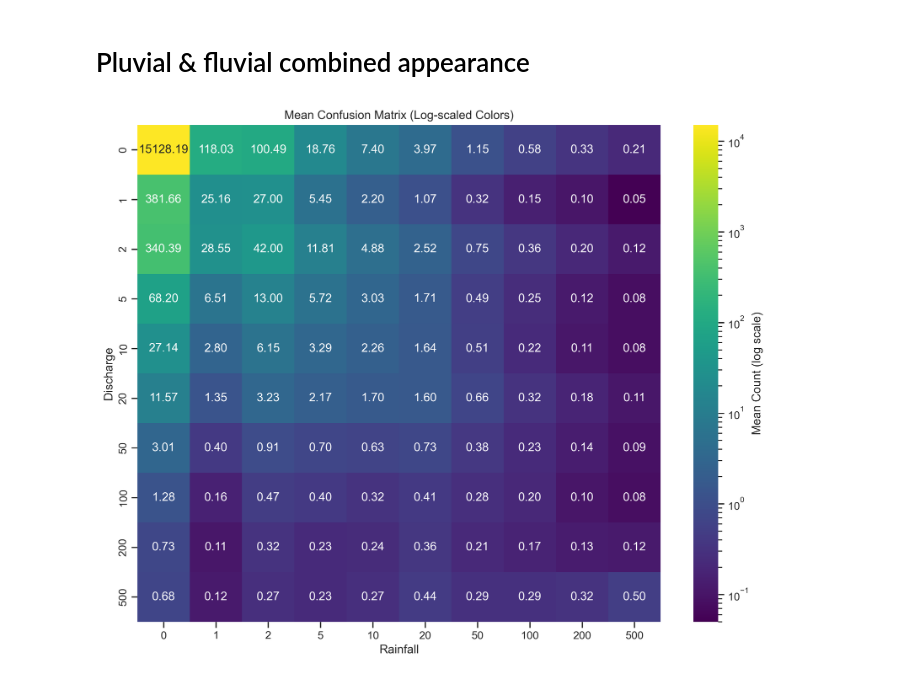
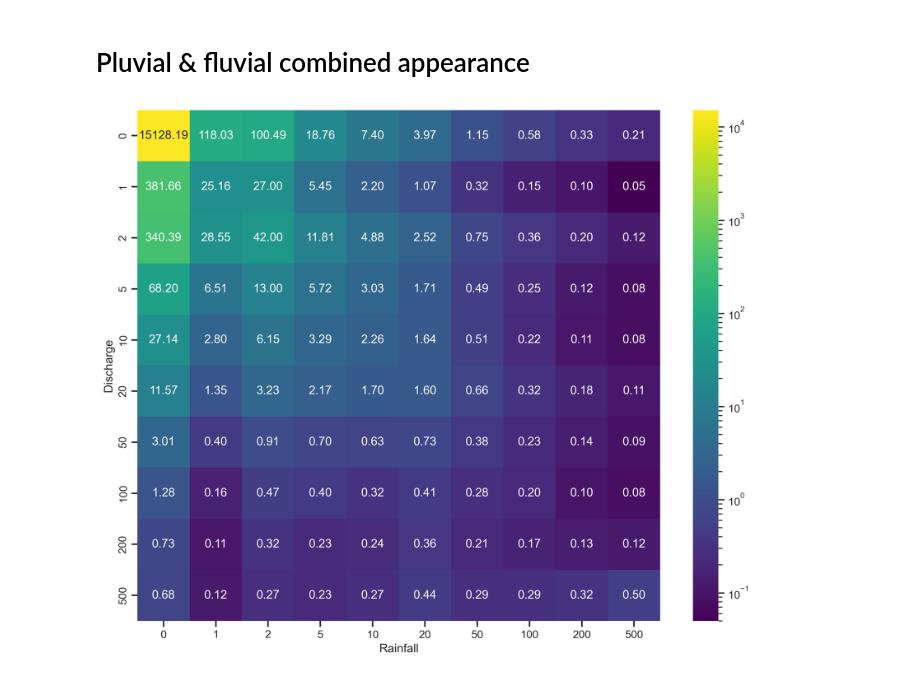
Before and after one commit to jesuslovesyiyi/Global-road-network-resilience, a Jupyter notebook: analysis/04_Visualization.ipynb, the cells around one changed output. Drawn from its saved outputs; the diff is of its cells as text; code cells hidden in the pictures.

```diff
--- a/analysis/04_Visualization.ipynb
+++ b/analysis/04_Visualization.ipynb
@@ -649,35 +649,35 @@ bins = [0, 1, 2, 5, 10, 20, 50, 100, 200, 500]
 
 cm = np.array([
     [15128.19, 118.03, 100.49, 18.76,  7.40,  3.97, 1.15, 0.58, 0.33, 0.21],
     [  381.66,  25.16,  27.00,  5.45,  2.20,  1.07, 0.32, 0.15, 0.10, 0.05],
     [  340.39,  28.55,  42.00, 11.81,  4.88,  2.52, 0.75, 0.36, 0.20, 0.12],
     [   68.20,   6.51,  13.00,  5.72,  3.03,  1.71, 0.49, 0.25, 0.12, 0.08],
     [   27.14,   2.80,   6.15,  3.29,  2.26,  1.64, 0.51, 0.22, 0.11, 0.08],
     [   11.57,   1.35,   3.23,  2.17,  1.70,  1.60, 0.66, 0.32, 0.18, 0.11],
     [    3.01,   0.40,   0.91,  0.70,  0.63,  0.73, 0.38, 0.23, 0.14, 0.09],
     [    1.28,   0.16,   0.47,  0.40,  0.32,  0.41, 0.28, 0.20, 0.10, 0.08],
     [    0.73,   0.11,   0.32,  0.23,  0.24,  0.36, 0.21, 0.17, 0.13, 0.12],
     [    0.68,   0.12,   0.27,  0.23,  0.27,  0.44, 0.29, 0.29, 0.32, 0.50]
 ])
 
 plt.figure(figsize=(10, 8), dpi=300)
 
 sns.heatmap(
     cm,
     cmap="viridis",
     norm=LogNorm(vmin=cm[cm > 0].min(), vmax=cm.max()),
     annot=True,
     fmt=".2f",
     xticklabels=bins,
-    yticklabels=bins,
-    cbar_kws={"label": "Mean Count (log scale)"}
+    yticklabels=bins
+    # cbar_kws={"label": "Mean Count (log scale)"}
 )
 
 plt.xlabel("Rainfall")
 plt.ylabel("Discharge")
-plt.title("Mean Confusion Matrix (Log-scaled Colors)")
-
+# plt.title("Mean Confusion Matrix (Log-scaled Colors)")
+plt.tick_params(length=6, width=1.5)
 plt.tight_layout()
 plt.show()
 # %% [output]
-[figure, old version]
+[figure, new version]
```
